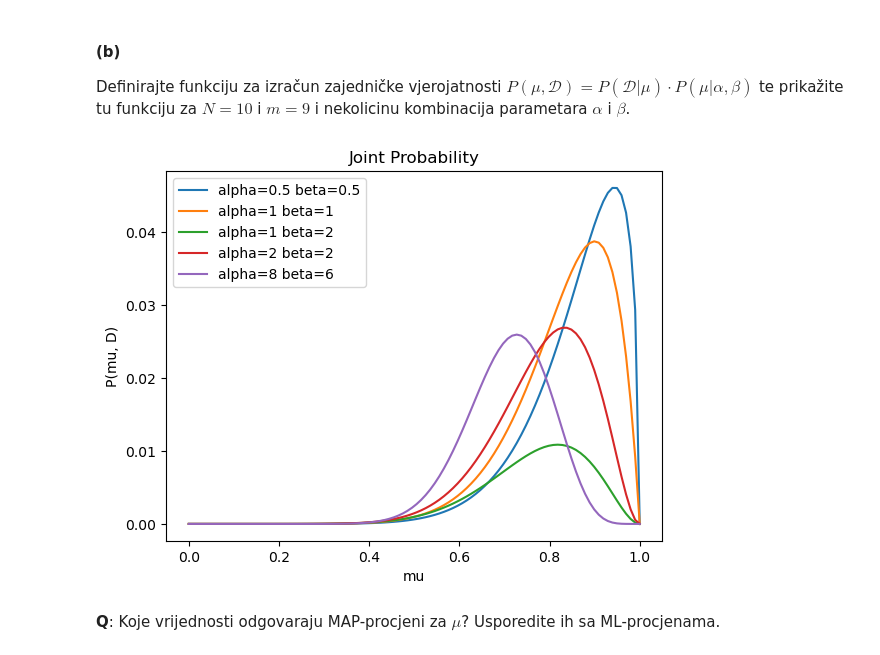
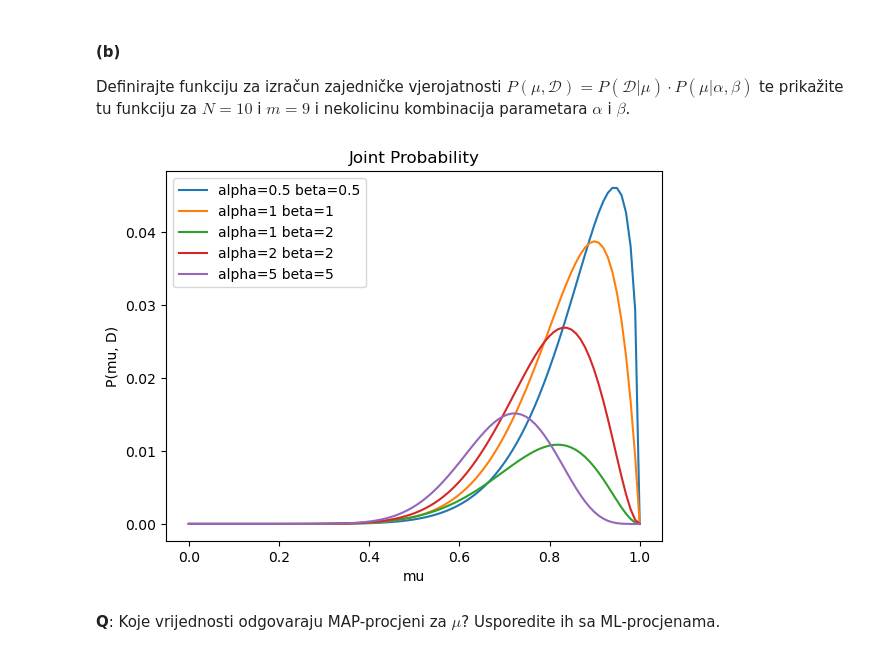
Before and after one commit to IvaGoluza/machine_learning, a Jupyter notebook: SU1-2023-LAB4.ipynb, the cells around one changed output. Drawn from its saved outputs; the diff is of its cells as text; code cells hidden in the pictures.

```diff
--- a/SU1-2023-LAB4.ipynb
+++ b/SU1-2023-LAB4.ipynb
@@ -219,25 +222,25 @@ Definirajte funkciju za izračun zajedničke vjerojatnosti $P(\mu,\mathcal{D}) =
 # %%
 from scipy.special import gamma
 
 def joint_probability(N, m, mu, a, b):
     return pow(mu, m+a-1)*pow(1-mu, N-m+b-1)*gamma(a+b)/(gamma(a)*gamma(b))
 
-alpha = [0.5, 1, 1, 2, 8]
-beta_ = [0.5, 1, 2, 2, 6]
+alpha = [0.5, 1, 1, 2, 5]
+beta_ = [0.5, 1, 2, 2, 5]
 mus = np.linspace(0, 1, 100)
 for a, b in zip(alpha, beta_):
     jps = []
     for mu in mus:
        jps.append(joint_probability(10, 9, mu, a, b))
     plt.plot(mus, jps, label=f'alpha={a} beta={b}')
 
 plt.title('Joint Probability')
 plt.xlabel('mu')
 plt.ylabel('P(mu, D)')
 plt.legend()
 plt.show()
 # %% [output]
-[figure, old version]
+[figure, new version]
 # %% [markdown]
 **Q**: Koje vrijednosti odgovaraju MAP-procjeni za $\mu$? Usporedite ih sa ML-procjenama.
 # %% [markdown]
```
Also changed, not shown: parts of 27 cells of this notebook.
